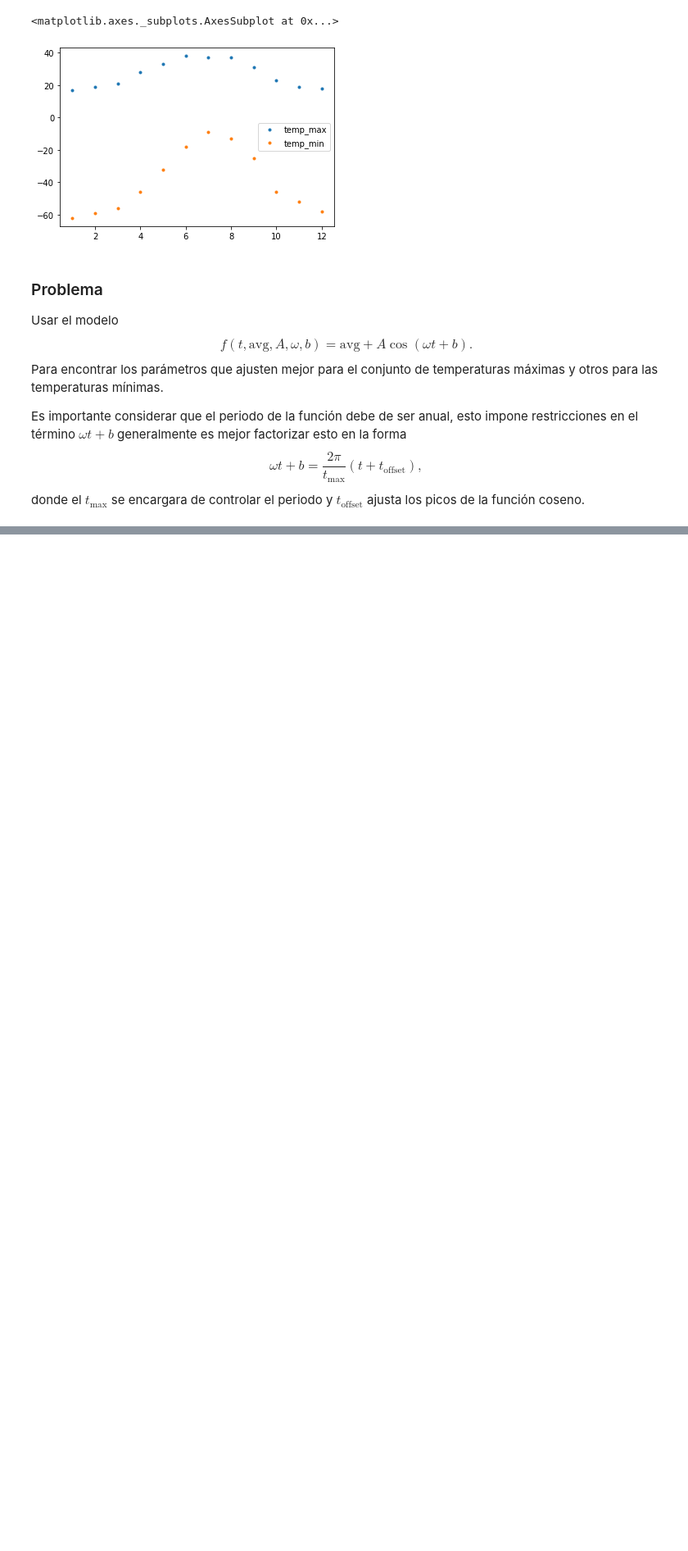
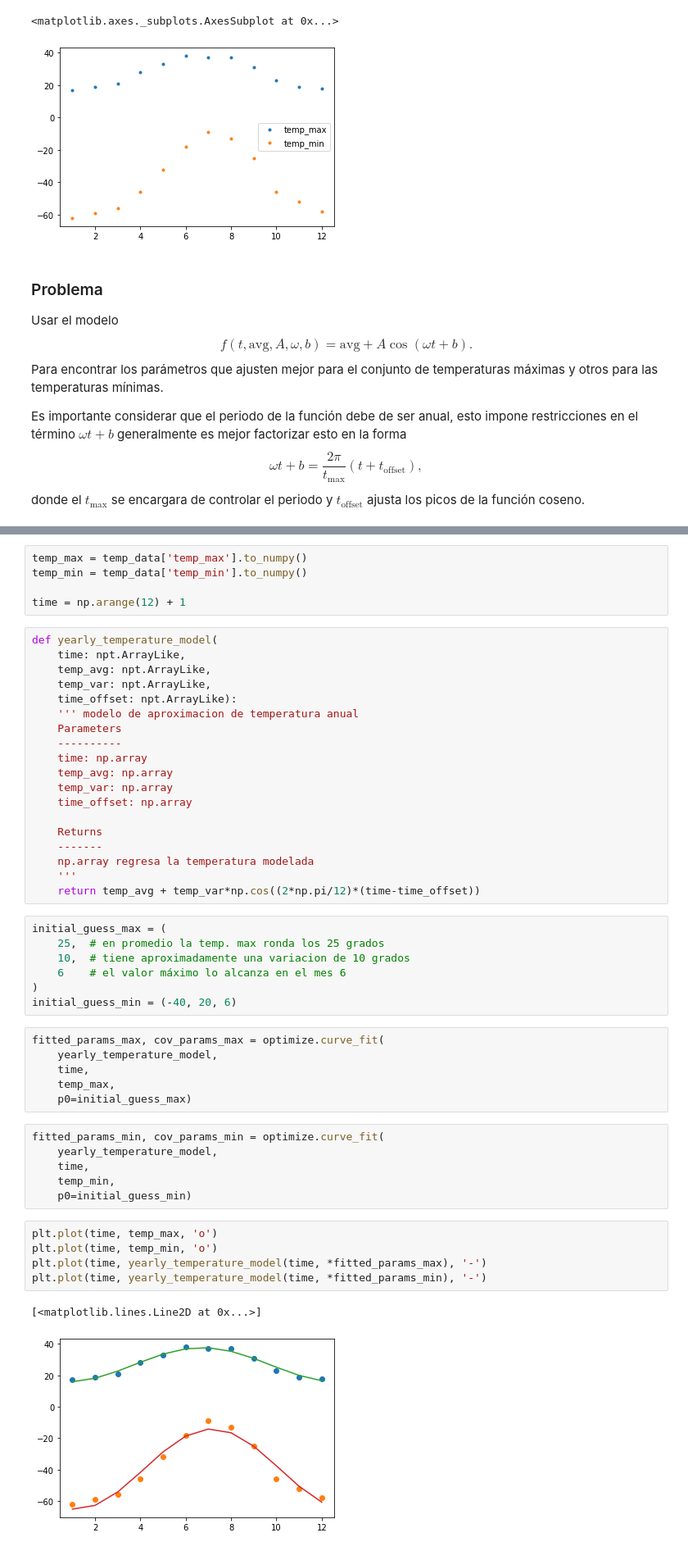
Before and after one commit to jmbarrios/ModelacionII-20222, a Jupyter notebook: 20220303-minimos_cuadrados.ipynb, the cells around one changed output, grey strips where cells are left out. Shown at 82% size. Cells and saved outputs as stored; diff of their text form; blank space fills up the shorter version.

```diff
--- a/20220303-minimos_cuadrados.ipynb
+++ b/20220303-minimos_cuadrados.ipynb
@@ -81,0 +130,51 @@ donde el $t_{\max}$ se encargara de controlar el periodo y $t_{\textrm{offset}}$
+# %%
+temp_max = temp_data['temp_max'].to_numpy()
+temp_min = temp_data['temp_min'].to_numpy()
+
+time = np.arange(12) + 1
+# %%
+def yearly_temperature_model(
+    time: npt.ArrayLike,
+    temp_avg: npt.ArrayLike,
+    temp_var: npt.ArrayLike,
+    time_offset: npt.ArrayLike):
+    ''' modelo de aproximacion de temperatura anual
+    Parameters
+    ----------
+    time: np.array
+    temp_avg: np.array
+    temp_var: np.array
+    time_offset: np.array
+
+    Returns
+    -------
+    np.array regresa la temperatura modelada
+    '''
+    return temp_avg + temp_var*np.cos((2*np.pi/12)*(time-time_offset))
+# %%
+initial_guess_max = (
+    25,  # en promedio la temp. max ronda los 25 grados
+    10,  # tiene aproximadamente una variacion de 10 grados
+    6    # el valor máximo lo alcanza en el mes 6
+)
+initial_guess_min = (-40, 20, 6)
+# %%
+fitted_params_max, cov_params_max = optimize.curve_fit(
+    yearly_temperature_model,
+    time,
+    temp_max,
+    p0=initial_guess_max)
+# %%
+fitted_params_min, cov_params_min = optimize.curve_fit(
+    yearly_temperature_model,
+    time,
+    temp_min,
+    p0=initial_guess_min)
+# %%
+plt.plot(time, temp_max, 'o')
+plt.plot(time, temp_min, 'o')
+plt.plot(time, yearly_temperature_model(time, *fitted_params_max), '-')
+plt.plot(time, yearly_temperature_model(time, *fitted_params_min), '-')
+# %% [output]
+[<matplotlib.lines.Line2D at 0x...>]
+[figure, added]
```
Also changed, not shown: parts of 9 cells of this notebook.
